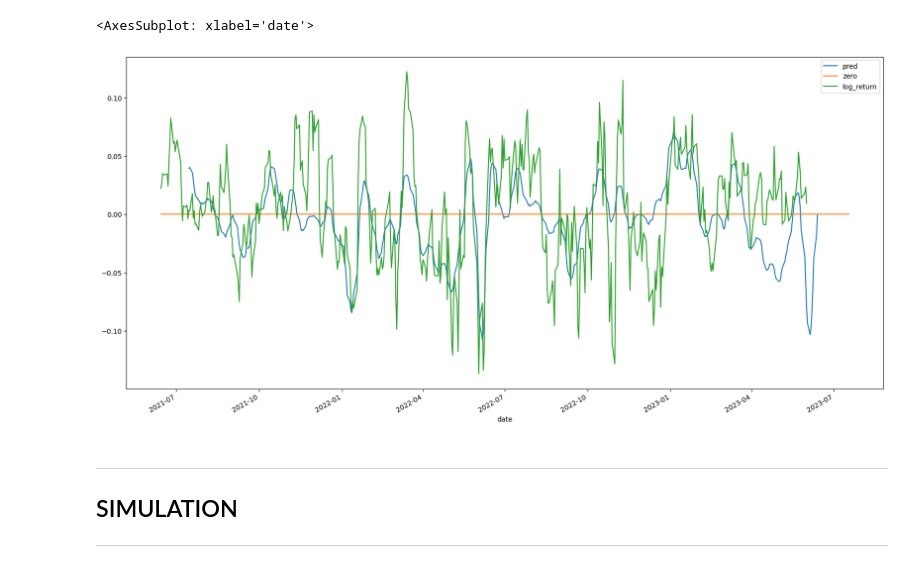
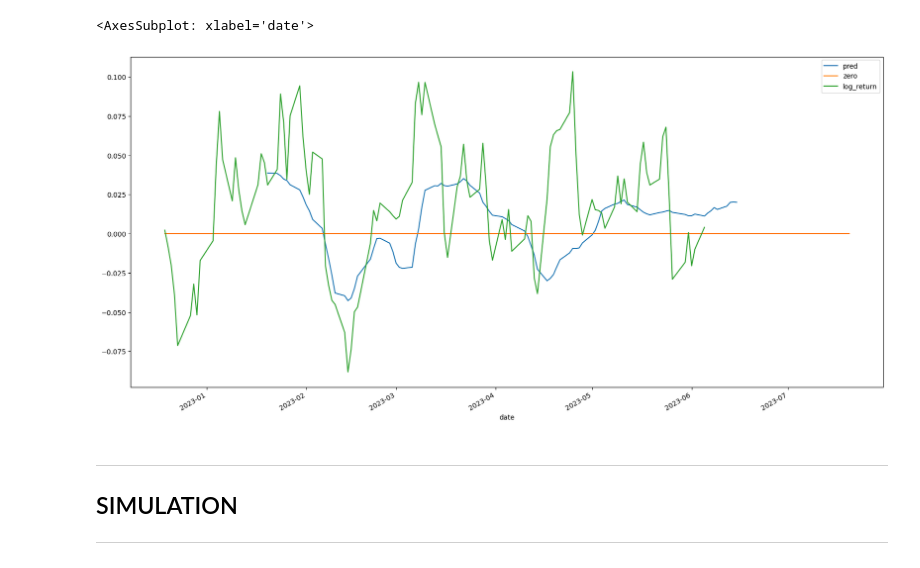
Before and after one commit to tarek-benzina/portfolio, a Jupyter notebook: notebooks/V2-SUCCESS-tensorflow-log-return-lstm-1-day-inference.ipynb, the cells around one changed output. Cells and saved outputs as stored; diff of their text form; code cells hidden in the pictures.

```diff
--- a/notebooks/V2-SUCCESS-tensorflow-log-return-lstm-1-day-inference.ipynb
+++ b/notebooks/V2-SUCCESS-tensorflow-log-return-lstm-1-day-inference.ipynb
@@ -25,9 +27,21 @@ MODELS_DIR="/home/notebooks/"
 DB_PATH="/home/stock_db"
 HORIZON=7
 PRICE_COLUMN="Close"
-LOOKBACK=365*2 ##two years
+LOOKBACK=180
 HISTORY=14
 FORECAST_STEPS=1
 FUTURE=0
 TARGET=f"log_return_{HORIZON}"
+# %%
+last_date=datetime.today()
+# %%
+data=prepare_data(last_date=last_date,
+                  db_path=DB_PATH,
+                  price_column=PRICE_COLUMN,
+                  lookback=LOOKBACK,
+                  horizon=HORIZON,
+                  forecast_steps=FORECAST_STEPS,
+                  update_data=True,
+                  test_ratio=.1,
+                  val_ratio=0)
 # %%
@@ -106,0 +95,6 @@ result=get_predictions(model,tmp,data_dict,steps=[0])
+# %%
+tmp=data[(data.working_day==1)].copy()
+
+data_dict=sequencer.sequence_timeseries(tmp)
+
+result=get_predictions(model,tmp,data_dict,steps=[0])
@@ -149,8 +145,8 @@ result[(result.date==inference_date)&(result.pred_step_0>0)]
 # %%
-result[result.ticker=="AAPL"].groupby("date").agg(pred=("pred_step_0","mean"),zero=("zero","mean"),log_return=(TARGET,"mean")).plot(figsize=(20,10))
+result[result.ticker=="MSFT"].groupby("date").agg(pred=("pred_step_0","mean"),zero=("zero","mean"),log_return=(TARGET,"mean")).plot(figsize=(20,10))
 # %% [output]
 <AxesSubplot: xlabel='date'>
-[figure, old version]
+[figure, new version]
 # %%
 RISK_LEVEL=0.01
 # %%
```
Also changed, not shown: parts of 25 cells of this notebook, 8 other files.
